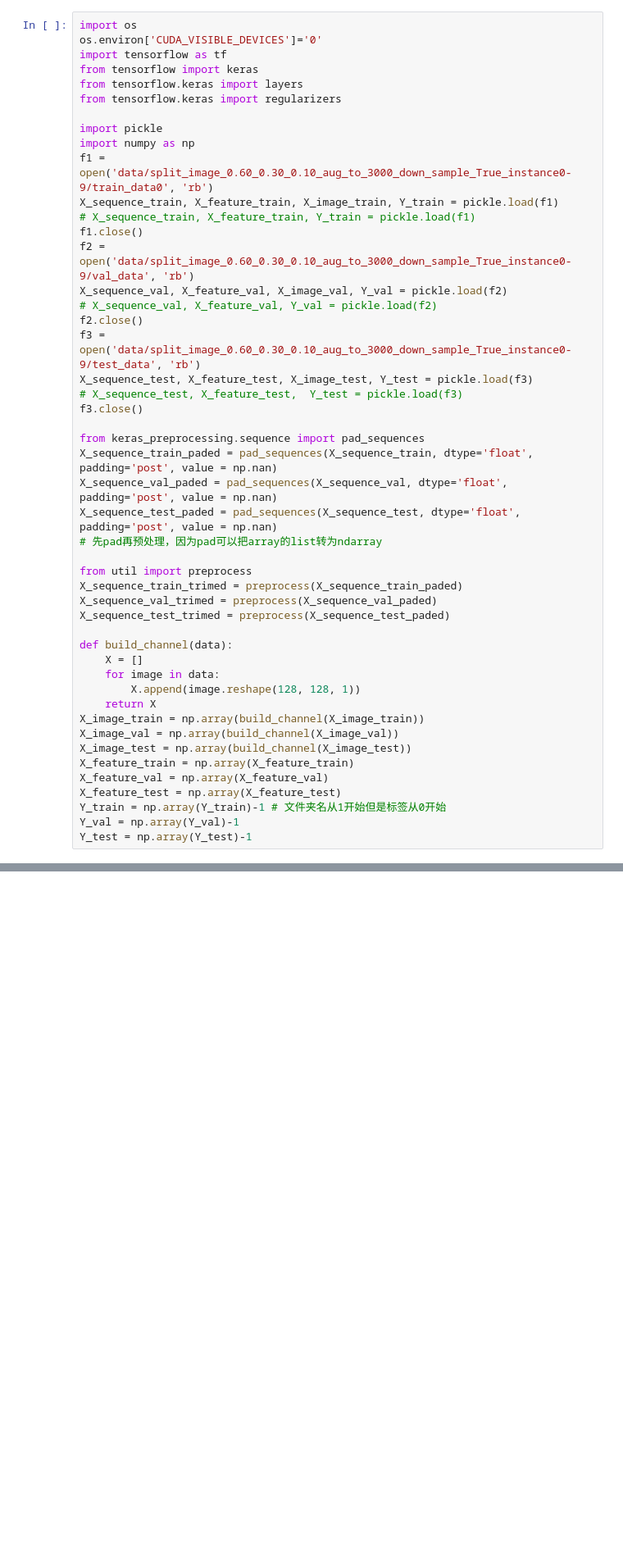
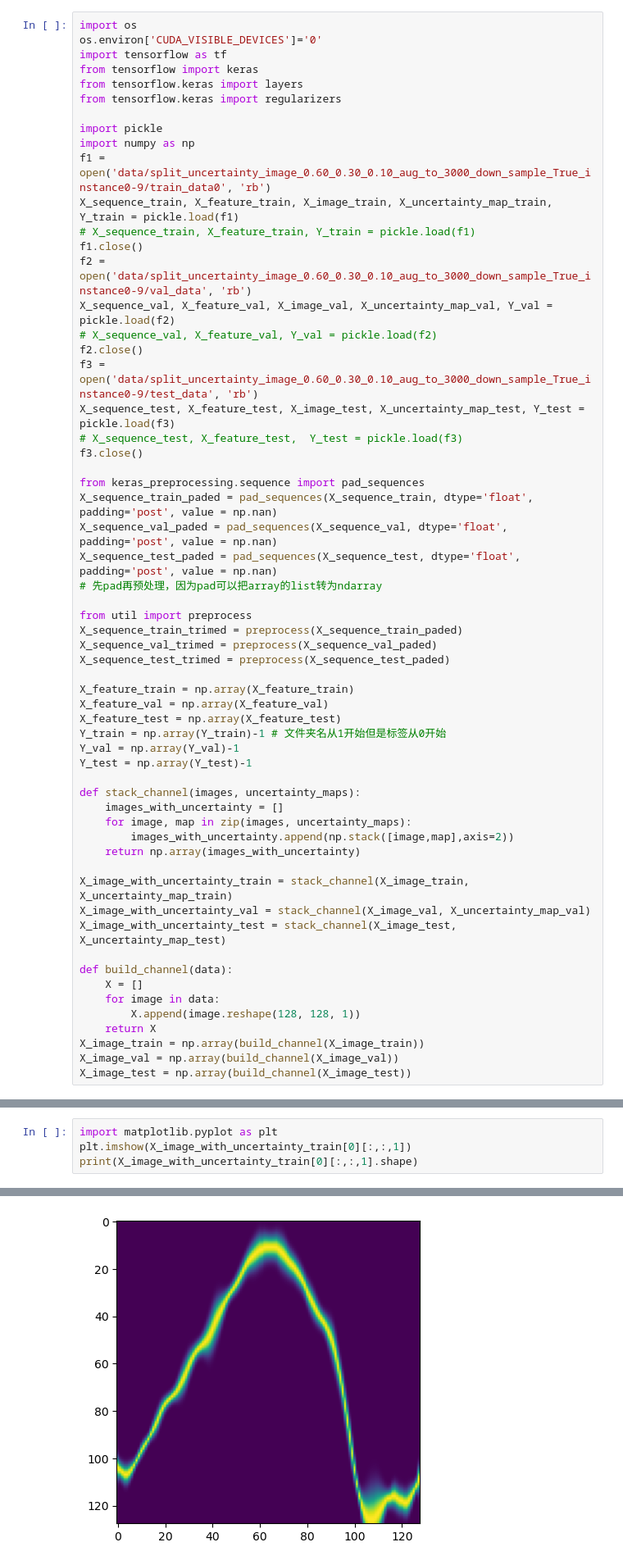
Before and after one commit to 52Hzihan/mixnn4vs, a Jupyter notebook: mixnn_tune.ipynb, the cells around one changed output, grey strips where cells are left out. Shown: that part at 82% size. Cells and saved outputs as stored; diff of their text form; blank space fills up the shorter version.

```diff
--- a/mixnn_tune.ipynb
+++ b/mixnn_tune.ipynb
@@ -8,16 +8,16 @@ from tensorflow.keras import regularizers
 
 import pickle
 import numpy as np
-f1 = open('data/split_image_0.60_0.30_0.10_aug_to_3000_down_sample_True_instance0-9/train_data0', 'rb')
-X_sequence_train, X_feature_train, X_image_train, Y_train = pickle.load(f1)
+f1 = open('data/split_uncertainty_image_0.60_0.30_0.10_aug_to_3000_down_sample_True_instance0-9/train_data0', 'rb')
+X_sequence_train, X_feature_train, X_image_train, X_uncertainty_map_train, Y_train = pickle.load(f1)
 # X_sequence_train, X_feature_train, Y_train = pickle.load(f1)
 f1.close()
-f2 = open('data/split_image_0.60_0.30_0.10_aug_to_3000_down_sample_True_instance0-9/val_data', 'rb')
-X_sequence_val, X_feature_val, X_image_val, Y_val = pickle.load(f2)
+f2 = open('data/split_uncertainty_image_0.60_0.30_0.10_aug_to_3000_down_sample_True_instance0-9/val_data', 'rb')
+X_sequence_val, X_feature_val, X_image_val, X_uncertainty_map_val, Y_val = pickle.load(f2)
 # X_sequence_val, X_feature_val, Y_val = pickle.load(f2)
 f2.close()
-f3 = open('data/split_image_0.60_0.30_0.10_aug_to_3000_down_sample_True_instance0-9/test_data', 'rb')
-X_sequence_test, X_feature_test, X_image_test, Y_test = pickle.load(f3)
+f3 = open('data/split_uncertainty_image_0.60_0.30_0.10_aug_to_3000_down_sample_True_instance0-9/test_data', 'rb')
+X_sequence_test, X_feature_test, X_image_test, X_uncertainty_map_test, Y_test = pickle.load(f3)
 # X_sequence_test, X_feature_test,  Y_test = pickle.load(f3)
 f3.close()
 
@@ -32,6 +32,23 @@ X_sequence_train_trimed = preprocess(X_sequence_train_paded)
 X_sequence_val_trimed = preprocess(X_sequence_val_paded)
 X_sequence_test_trimed = preprocess(X_sequence_test_paded)
 
+X_feature_train = np.array(X_feature_train)
+X_feature_val = np.array(X_feature_val)
+X_feature_test = np.array(X_feature_test)
+Y_train = np.array(Y_train)-1 # 文件夹名从1开始但是标签从0开始
+Y_val = np.array(Y_val)-1
+Y_test = np.array(Y_test)-1
+
+def stack_channel(images, uncertainty_maps):
+    images_with_uncertainty = []
+    for image, map in zip(images, uncertainty_maps):
+        images_with_uncertainty.append(np.stack([image,map],axis=2))
+    return np.array(images_with_uncertainty)
+
+X_image_with_uncertainty_train = stack_channel(X_image_train, X_uncertainty_map_train)
+X_image_with_uncertainty_val = stack_channel(X_image_val, X_uncertainty_map_val)
+X_image_with_uncertainty_test = stack_channel(X_image_test, X_uncertainty_map_test)
+
 def build_channel(data):
     X = []
     for image in data:
@@ -40,9 +57,3 @@ def build_channel(data):
 X_image_train = np.array(build_channel(X_image_train))
 X_image_val = np.array(build_channel(X_image_val))
 X_image_test = np.array(build_channel(X_image_test))
-X_feature_train = np.array(X_feature_train)
-X_feature_val = np.array(X_feature_val)
-X_feature_test = np.array(X_feature_test)
-Y_train = np.array(Y_train)-1 # 文件夹名从1开始但是标签从0开始
-Y_val = np.array(Y_val)-1
-Y_test = np.array(Y_test)-1
@@ -52,0 +60,5 @@ To enable them in other operations, rebuild TensorFlow with the appropriate comp
+# %%
+import matplotlib.pyplot as plt
+plt.imshow(X_image_with_uncertainty_train[0][:,:,1])
+print(X_image_with_uncertainty_train[0][:,:,1].shape)
+# %% [output]
@@ -52,0 +66 @@ To enable them in other operations, rebuild TensorFlow with the appropriate comp
+[figure, added]
```
Also changed, not shown: parts of 9 cells of this notebook, 4 other files.
